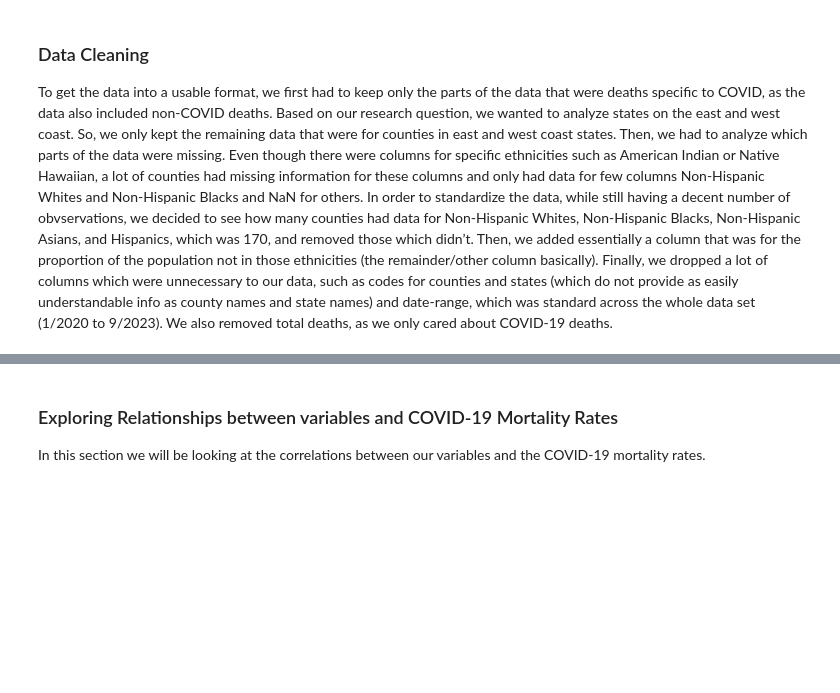
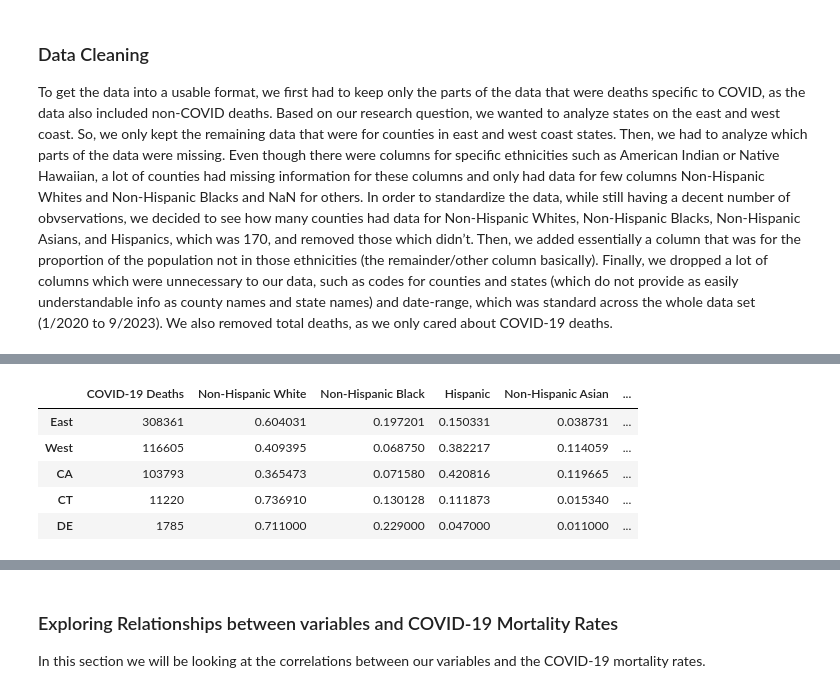
Before and after one commit to kshtwr/COVID-Mortality-Rate-in-Diverse-Cities, a Jupyter notebook: EDACheckpoint_Group116_WI24.ipynb, the cells around one changed output, grey strips where cells are left out. Cells and saved outputs as stored; diff of their text form; code cells hidden in the pictures; blank space fills up the shorter version.

```diff
--- a/EDACheckpoint_Group116_WI24.ipynb
+++ b/EDACheckpoint_Group116_WI24.ipynb
@@ -140,0 +145,29 @@ Carry out whatever EDA you need to for your project.  Because every project will
+# %%
+state_deaths = df.groupby('State').agg({'COVID-19 Deaths': 'sum'})
+race_columns = ['Non-Hispanic White', 'Non-Hispanic Black', 'Hispanic', 'Non-Hispanic Asian', 'Non-White, Non-Black, Non-Hispanic, Non-Asian']
+race_deaths = pd.DataFrame()
+for col in race_columns:
+    race_deaths[col] = df[col] * df['COVID-19 Deaths']
+state_race_deaths = race_deaths.groupby(df['State']).sum()
+state_race_death_proportions = state_race_deaths.div(state_deaths['COVID-19 Deaths'], axis=0)
+state_df = pd.concat([state_deaths, state_race_death_proportions], axis=1)
+
+coast_deaths = df.groupby('Coast').agg({'COVID-19 Deaths':'sum'})
+race_deaths_coast = pd.DataFrame()
+for col in race_columns:
+    race_deaths_coast[col] = df[col] * df['COVID-19 Deaths']
+coast_race_deaths = race_deaths_coast.groupby(df['Coast']).sum()
+coast_race_death_proportions = coast_race_deaths.div(coast_deaths['COVID-19 Deaths'], axis=0)
+coast_df = pd.concat([coast_deaths, coast_race_death_proportions], axis=1)
+
+location_df = pd.concat([coast_df, state_df], axis=0)
+coastal_mean = pd.DataFrame(coast_df[race_columns].mean())
+
+location_df.head()
+# %% [output]
+|  | COVID-19 Deaths | Non-Hispanic White | Non-Hispanic Black | Hispanic | Non-Hispanic Asian | ... |
+| East | 308361 | 0.604031 | 0.197201 | 0.150331 | 0.038731 | ... |
+| West | 116605 | 0.409395 | 0.068750 | 0.382217 | 0.114059 | ... |
+| CA | 103793 | 0.365473 | 0.071580 | 0.420816 | 0.119665 | ... |
+| CT | 11220 | 0.736910 | 0.130128 | 0.111873 | 0.015340 | ... |
+| DE | 1785 | 0.711000 | 0.229000 | 0.047000 | 0.011000 | ... |
```
Also changed, not shown: parts of 9 cells of this notebook.
